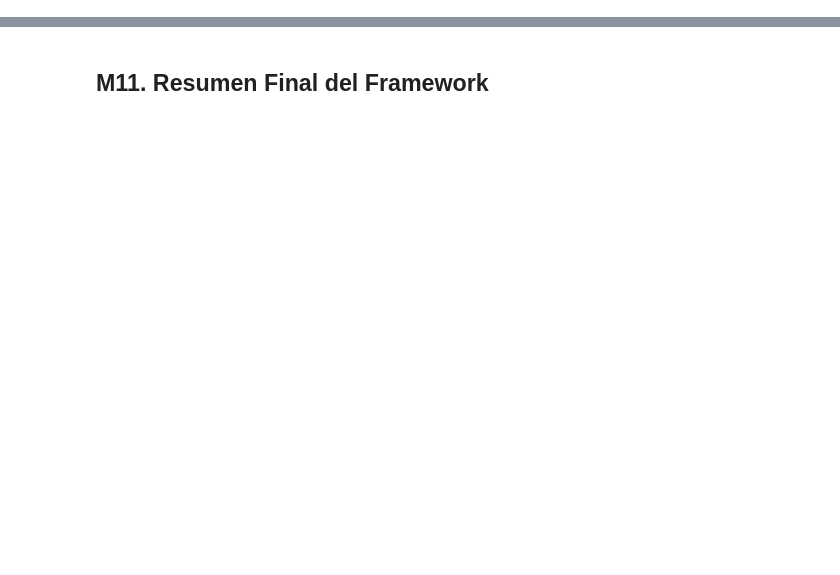
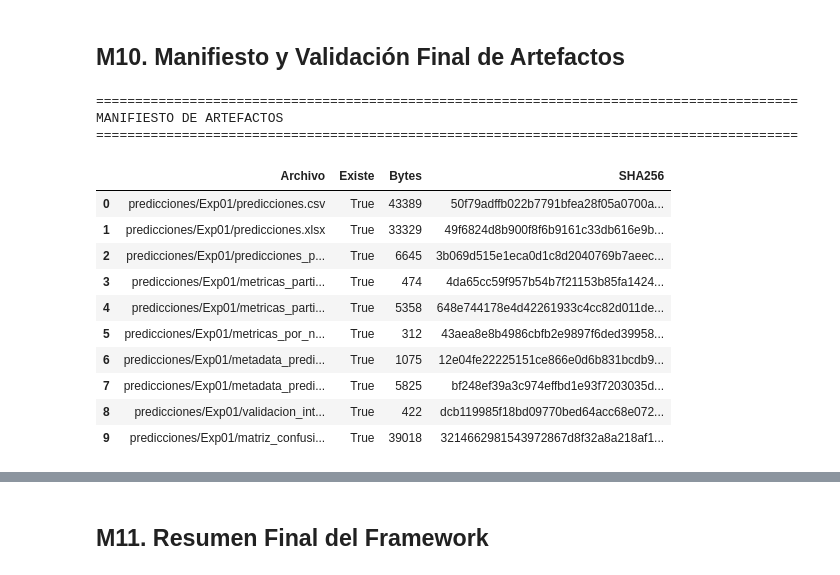
Before and after one commit to josedanielbg/FRAMEWORK_V7, a Jupyter notebook: NOTEBOOKS/C15_EVALUACION/FW7_C15_Evaluacion_Modelos.ipynb, the cells around one changed output, grey strips where cells are left out. Saved outputs shown, nothing was run; the diff lists cells and outputs as text; code cells hidden in the pictures; blank space fills up the shorter version.

```diff
--- a/NOTEBOOKS/C15_EVALUACION/FW7_C15_Evaluacion_Modelos.ipynb
+++ b/NOTEBOOKS/C15_EVALUACION/FW7_C15_Evaluacion_Modelos.ipynb
@@ -1096,0 +1424,68 @@ predicciones/Exp01-V3/metadata_prediccion.xlsx
+# %% [markdown]
+## **M10. Manifiesto y Validación Final de Artefactos**
+# %%
+#==========================================================================================
+# SCRIPT 64
+# MANIFIESTO DE ARTEFACTOS C15
+#==========================================================================================
+
+archivos_salida = [
+    RUTA_PREDICCIONES_CSV,
+    RUTA_PREDICCIONES_XLSX,
+    RUTA_PREDICCIONES_TEST_CSV,
+    RUTA_METRICAS_CSV,
+    RUTA_METRICAS_XLSX,
+    RUTA_METRICAS_NODO_CSV,
+    RUTA_METADATA_CSV,
+    RUTA_METADATA_XLSX,
+    RUTA_VALIDACION_CSV,
+    ARCHIVO_GRAFICO
+]
+
+if len(baselines_df) > 0:
+    archivos_salida.append(RUTA_BASELINES_CSV)
+
+archivos_salida = [
+    ruta for ruta in archivos_salida
+    if ruta is not None
+]
+
+manifiesto = pd.DataFrame({
+    "Archivo": archivos_salida,
+    "Existe": [os.path.exists(ruta) for ruta in archivos_salida],
+    "Bytes": [os.path.getsize(ruta) if os.path.exists(ruta) else 0 for ruta in archivos_salida],
+    "SHA256": [sha256_archivo(ruta) if os.path.exists(ruta) else "" for ruta in archivos_salida]
+})
+
+RUTA_MANIFIESTO = os.path.join(
+    CARPETA_PREDICCIONES,
+    f"manifiesto_artefactos_C15_{EXPERIMENTO}.csv"
+)
+
+manifiesto.to_csv(
+    RUTA_MANIFIESTO,
+    index=False,
+    encoding="utf-8-sig"
+)
+
+print()
+print("=" * 90)
+print("MANIFIESTO DE ARTEFACTOS")
+print("=" * 90)
+print()
+display(manifiesto)
+# %% [output]
+==========================================================================================
+MANIFIESTO DE ARTEFACTOS
+==========================================================================================
+|  | Archivo | Existe | Bytes | SHA256 |
+| 0 | predicciones/Exp01/predicciones.csv | True | 43389 | 50f79adffb022b7791bfea28f05a0700a... |
+| 1 | predicciones/Exp01/predicciones.xlsx | True | 33329 | 49f6824d8b900f8f6b9161c33db616e9b... |
+| 2 | predicciones/Exp01/predicciones_p... | True | 6645 | 3b069d515e1eca0d1c8d2040769b7aeec... |
+| 3 | predicciones/Exp01/metricas_parti... | True | 474 | 4da65cc59f957b54b7f21153b85fa1424... |
+| 4 | predicciones/Exp01/metricas_parti... | True | 5358 | 648e744178e4d42261933c4cc82d011de... |
+| 5 | predicciones/Exp01/metricas_por_n... | True | 312 | 43aea8e8b4986cbfb2e9897f6ded39958... |
+| 6 | predicciones/Exp01/metadata_predi... | True | 1075 | 12e04fe22225151ce866e0d6b831bcdb9... |
+| 7 | predicciones/Exp01/metadata_predi... | True | 5825 | bf248ef39a3c974effbd1e93f7203035d... |
+| 8 | predicciones/Exp01/validacion_int... | True | 422 | dcb119985f18bd09770bed64acc68e072... |
+| 9 | predicciones/Exp01/matriz_confusi... | True | 39018 | 3214662981543972867d8f32a8a218af1... |
```
Also changed, not shown: parts of 60 cells of this notebook.
